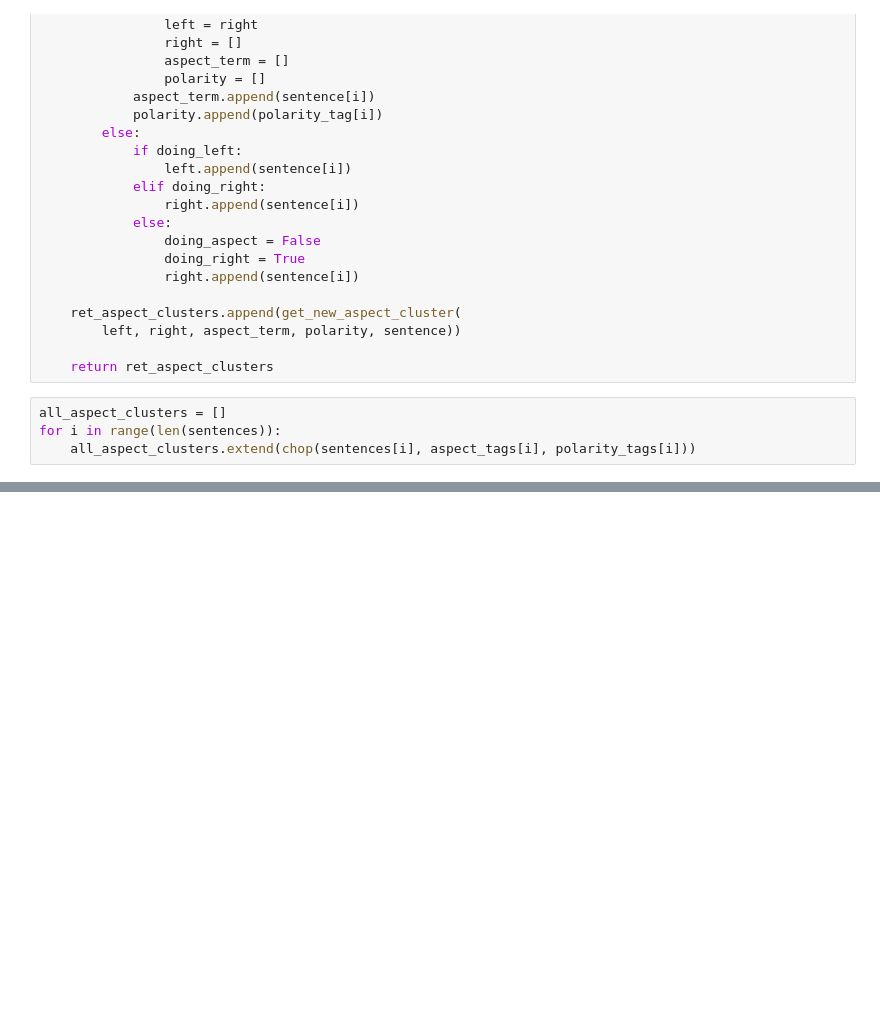
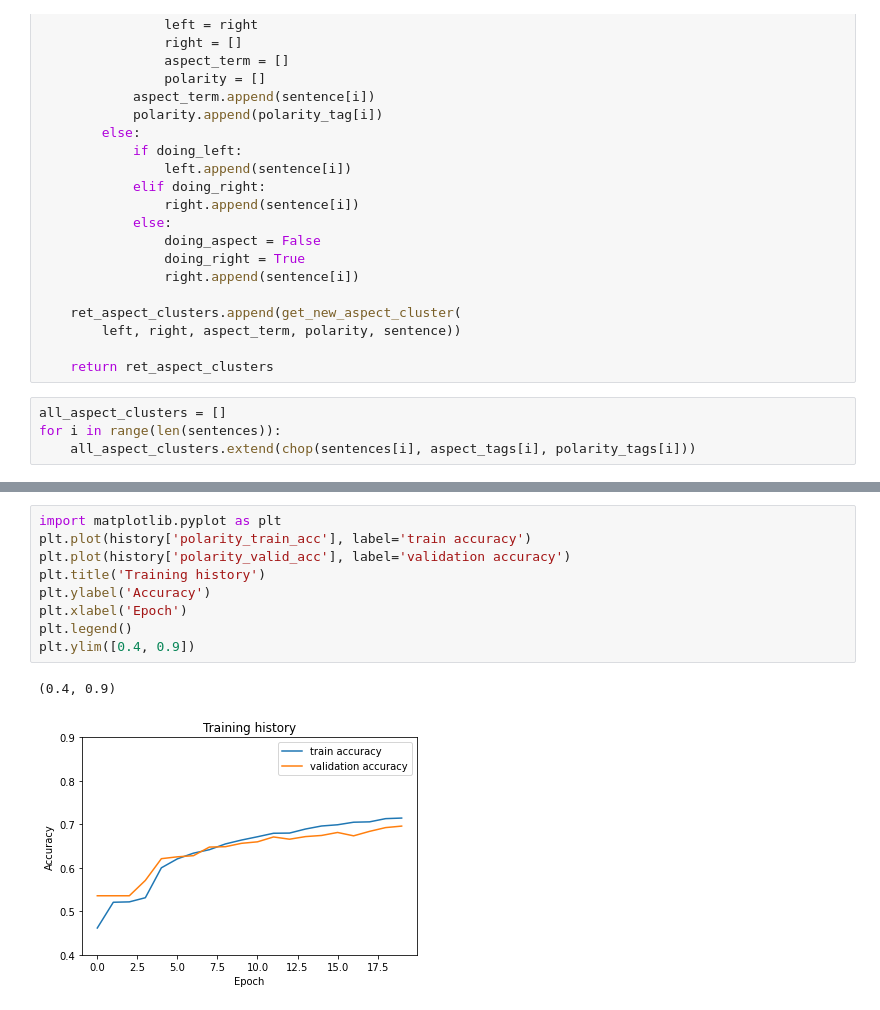
Before and after one commit to calvinkyc/cs4248_project, a Jupyter notebook: Cnn_lstm/task2_lstm.ipynb, the cells around one changed output, grey strips where cells are left out. Cells and saved outputs as stored; diff of their text form; blank space fills up the shorter version.

```diff
--- a/Cnn_lstm/task2_lstm.ipynb
+++ b/Cnn_lstm/task2_lstm.ipynb
@@ -644,0 +824,12 @@ weighted avg       0.69      0.72      0.69      1147
+# %%
+import matplotlib.pyplot as plt
+plt.plot(history['polarity_train_acc'], label='train accuracy')
+plt.plot(history['polarity_valid_acc'], label='validation accuracy')
+plt.title('Training history')
+plt.ylabel('Accuracy')
+plt.xlabel('Epoch')
+plt.legend()
+plt.ylim([0.4, 0.9])
+# %% [output]
+(0.4, 0.9)
+[figure, added]
```
Also changed, not shown: parts of 29 cells of this notebook, 6 other files.
